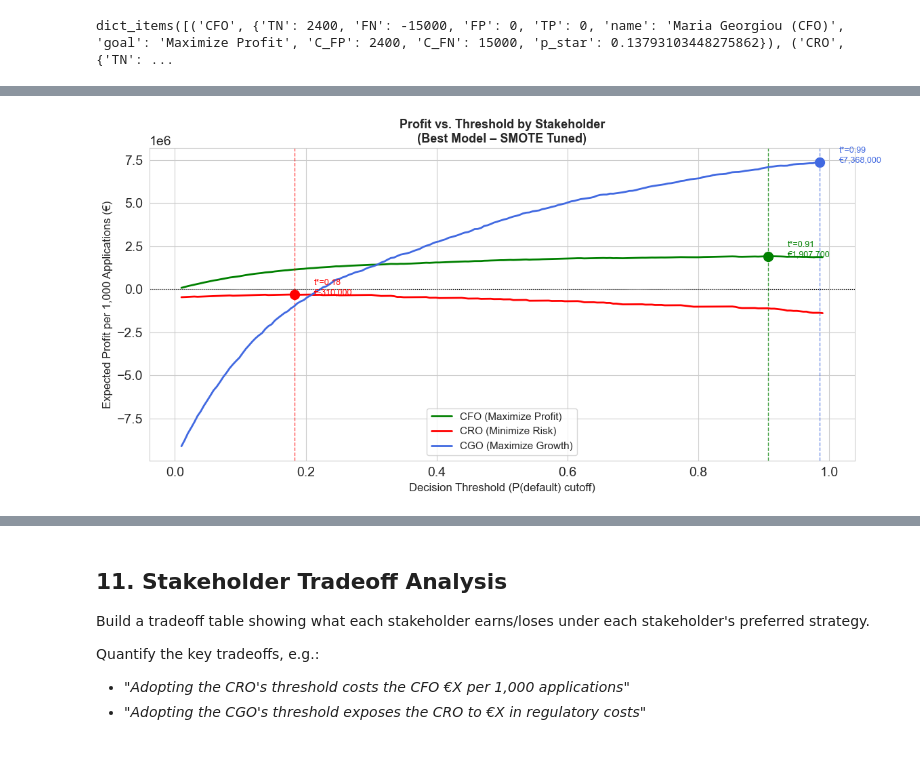
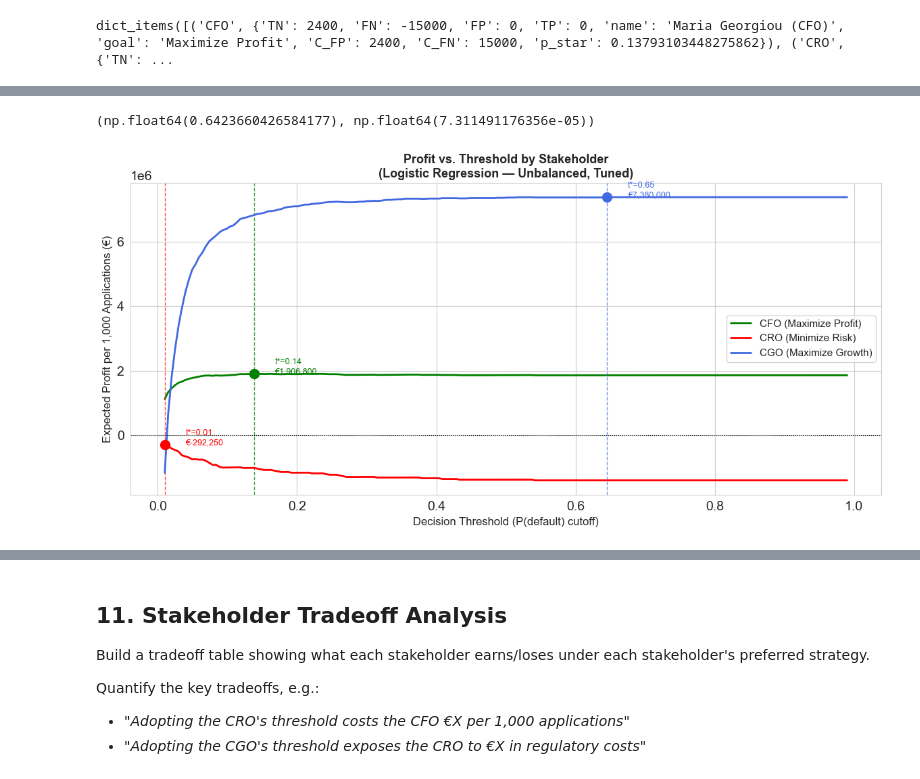
Before and after one commit to alexpanayi474/dsc550-loan-project, a Jupyter notebook: starter_notebook.ipynb, the cells around one changed output, grey strips where cells are left out. Saved outputs shown, nothing was run; the diff lists cells and outputs as text; code cells hidden in the pictures.

Commit message:
Update notebook and plots with latest analysis
Co-Authored-By: Claude Sonnet 4.6 <noreply@anthropic.com>

```diff
--- a/starter_notebook.ipynb
+++ b/starter_notebook.ipynb
@@ -706,10 +786,10 @@ Select your top 2 models (by AUC) and tune them with `GridSearchCV`.
 - Choose an appropriate scoring metric (and justify your choice)
 - **Note:** Use `n_jobs=1` to avoid memory issues with parallel processing
 # %%
-# Top 2 models by AUC: Logistic Regression & LDA (tuned on SMOTE data)
-# Scoring metric: AUC-ROC — justified because we care about ranking/ordering
-# of risk across the full range of thresholds, not a single cutoff.
-# With heavy class imbalance, accuracy and F1 at 0.5 are misleading.
+# Top 2 models by AUC: Logistic Regression & LDA
+# Now tuning on UNBALANCED data (as justified in Section 7)
+# Scoring metric: AUC-ROC — we care about ranking/ordering of risk across
+# the full range of thresholds, not a single cutoff.
 
 cv = StratifiedKFold(n_splits=5, shuffle=True, random_state=42)
 
@@ -719,27 +799,26 @@ lr_params = {
     'penalty': ['l2'],
     'solver':  ['lbfgs'],
 }
-print("Tuning Logistic Regression...")
+print("Tuning Logistic Regression (on unbalanced data)...")
 lr_gs = GridSearchCV(
     LogisticRegression(max_iter=1000, random_state=42),
     lr_params, scoring='roc_auc', cv=cv, n_jobs=1, verbose=0
 )
-lr_gs.fit(X_train_smote, y_train_smote)
+lr_gs.fit(X_train_scaled, y_train)
 print(f"  Best params: {lr_gs.best_params_}")
 print(f"  Best CV AUC: {lr_gs.best_score_:.4f}")
 
 # --- LDA ---
-# LDA tuning: shrinkage parameter (regularization) with least squares solver
 lda_params = {
     'shrinkage': [None, 'auto', 0.1, 0.5, 0.9],
     'solver':    ['lsqr'],
 }
-print("Tuning LDA...")
+print("\nTuning LDA (on unbalanced data)...")
 lda_gs = GridSearchCV(
     LinearDiscriminantAnalysis(),
     lda_params, scoring='roc_auc', cv=cv, n_jobs=1, verbose=0
 )
-lda_gs.fit(X_train_smote, y_train_smote)
+lda_gs.fit(X_train_scaled, y_train)
 print(f"  Best params: {lda_gs.best_params_}")
 print(f"  Best CV AUC: {lda_gs.best_score_:.4f}")
 
@@ -759,6 +838,7 @@ best_model = tuned_models[best_model_name]
 best_probs = best_model.predict_proba(X_test_scaled)[:, 1]
 print(f"\n→ Best model for threshold optimization: {best_model_name}")
 print(f"  Test AUC: {roc_auc_score(y_test, best_probs):.4f}")
+print(f"  Trained on: original imbalanced data (calibrated probabilities)")
 # %% [output]
 Tuning Logistic Regression...
   Best params: {'C': 10, 'penalty': 'l2', 'solver': 'lbfgs'}
@@ -897,28 +984,32 @@ Elena Papadopoulou (CGO) — Threshold = 0.985
+# %%
+max(best_probs), min(best_probs)
+# %% [output]
+(np.float64(0.6423660426584177), np.float64(7.311491176356e-05))
 # %%
 # Profit vs. threshold plot for all three stakeholders
 fig, ax = plt.subplots(figsize=(12, 6))
 colors_map = {'CFO': 'green', 'CRO': 'red', 'CGO': 'royalblue'}
 
 for key, profits in sweep_results.items():
     ax.plot(thresholds, profits, color=colors_map[key], lw=2, label=f'{key} ({stakeholders[key]["goal"]})')
     o = optimal[key]
     ax.axvline(o['threshold'], color=colors_map[key], ls='--', lw=1, alpha=0.7)
     ax.scatter([o['threshold']], [o['profit_1000']], color=colors_map[key], s=100, zorder=5)
     ax.annotate(f"t*={o['threshold']:.2f}\n€{o['profit_1000']:,.0f}",
                 xy=(o['threshold'], o['profit_1000']),
                 xytext=(o['threshold'] + 0.03, o['profit_1000']),
                 fontsize=9, color=colors_map[key])
 
 ax.axhline(0, color='black', lw=0.8, ls=':')
 ax.set_xlabel('Decision Threshold (P(default) cutoff)', fontsize=12)
 ax.set_ylabel('Expected Profit per 1,000 Applications (€)', fontsize=12)
-ax.set_title('Profit vs. Threshold by Stakeholder\n(Best Model – SMOTE Tuned)', fontsize=13, fontweight='bold')
+ax.set_title('Profit vs. Threshold by Stakeholder\n(Logistic Regression — Unbalanced, Tuned)', fontsize=13, fontweight='bold')
 ax.legend(fontsize=11)
 plt.tight_layout()
 plt.savefig('plots/profit_vs_threshold.png', dpi=120, bbox_inches='tight')
 plt.show()
 # %% [output]
-[figure, old version]
+[figure, new version]
 # %%
 # ROC curve with stakeholder operating points
 fpr_best, tpr_best, roc_thresholds = roc_curve(y_test, best_probs)
```
Also changed, not shown: parts of 9 cells of this notebook, 7 other files.
